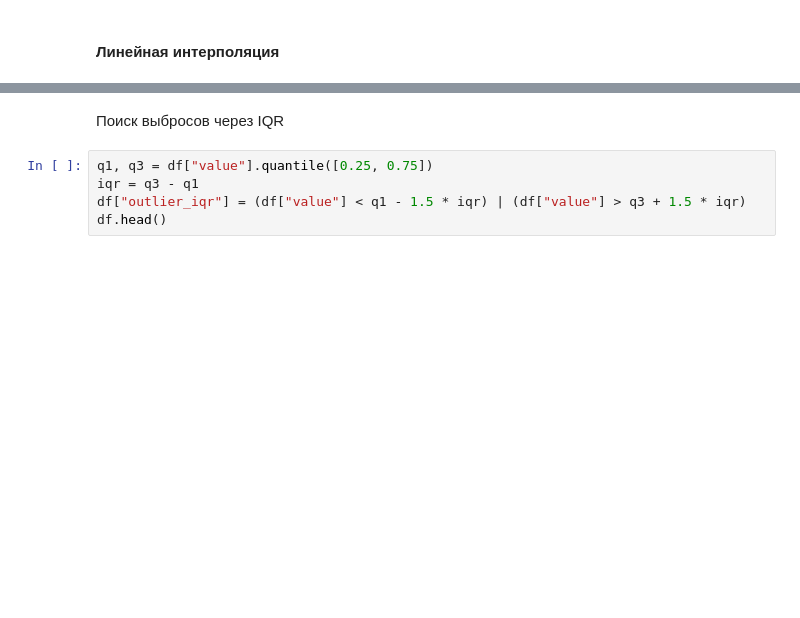
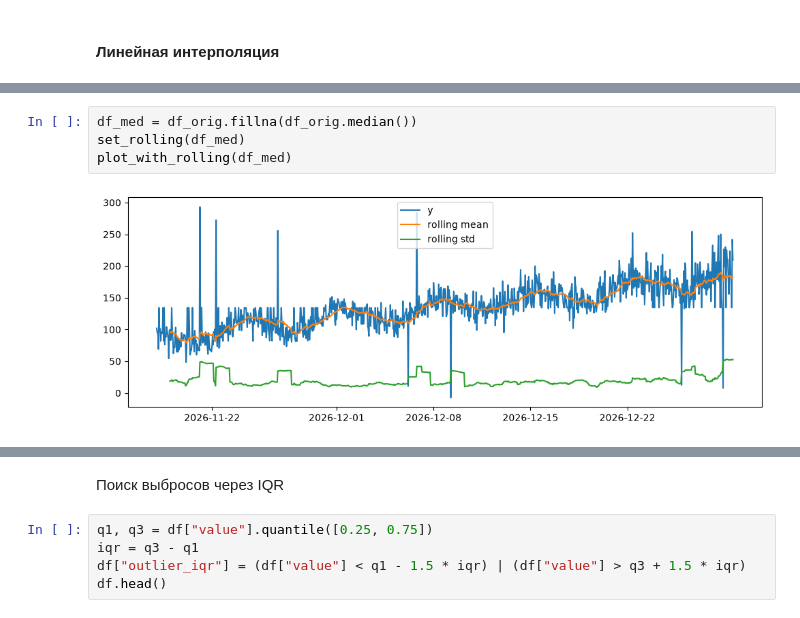
Before and after one commit to Rodeffs/Master1_Programming, a Jupyter notebook: Time_Series/01_lab/01_lab.ipynb, the cells around one changed output, grey strips where cells are left out. Saved outputs shown, nothing was run; the diff lists cells and outputs as text; blank space fills up the shorter version.

```diff
--- a/Time_Series/01_lab/01_lab.ipynb
+++ b/Time_Series/01_lab/01_lab.ipynb
@@ -202,0 +196,6 @@ plot_with_mean(df_lin)
+# %%
+df_med = df_orig.fillna(df_orig.median())
+set_rolling(df_med)
+plot_with_rolling(df_med)
+# %% [output]
+[figure, added]
```
Also changed, not shown: parts of 23 cells of this notebook.
